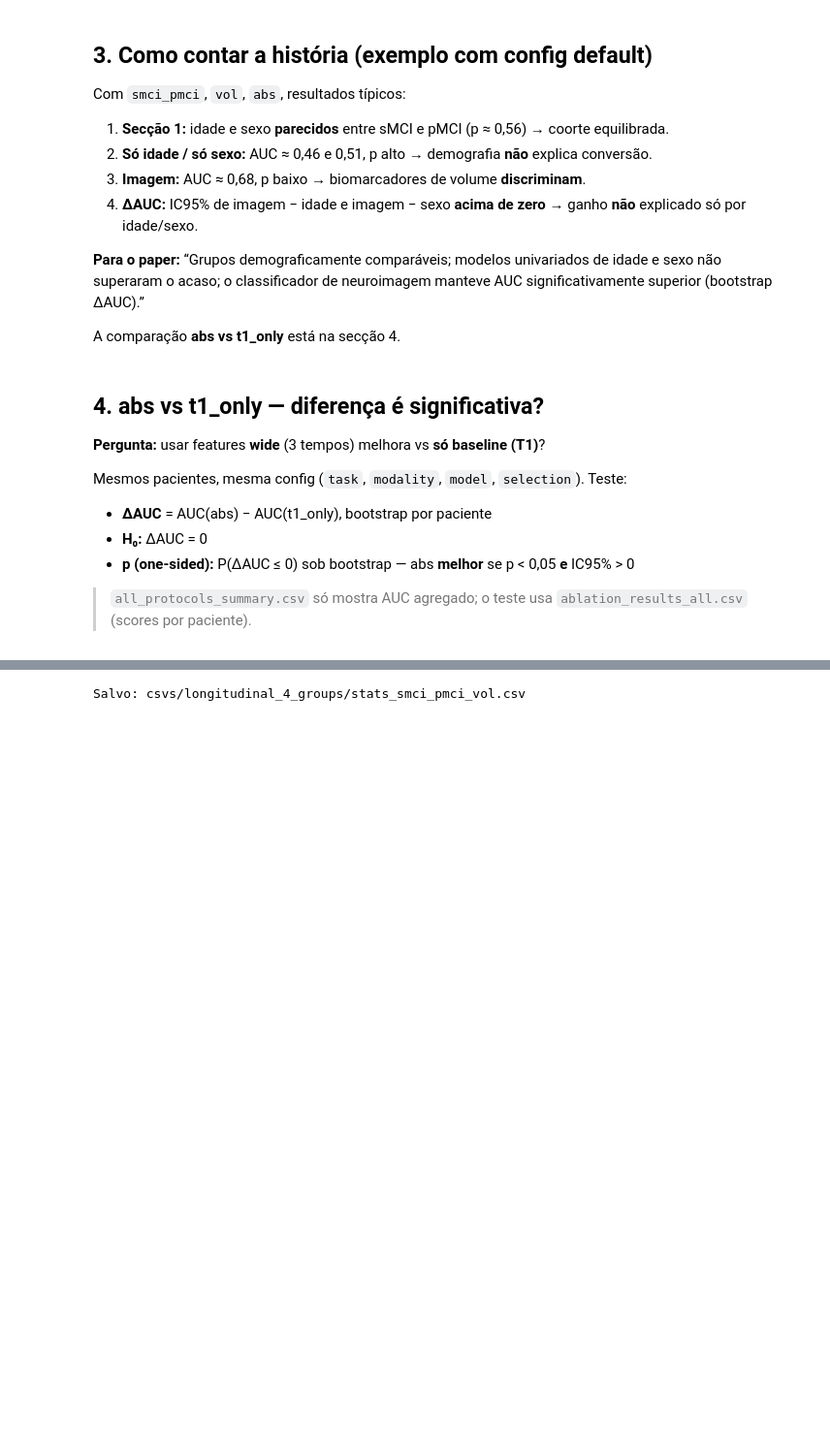
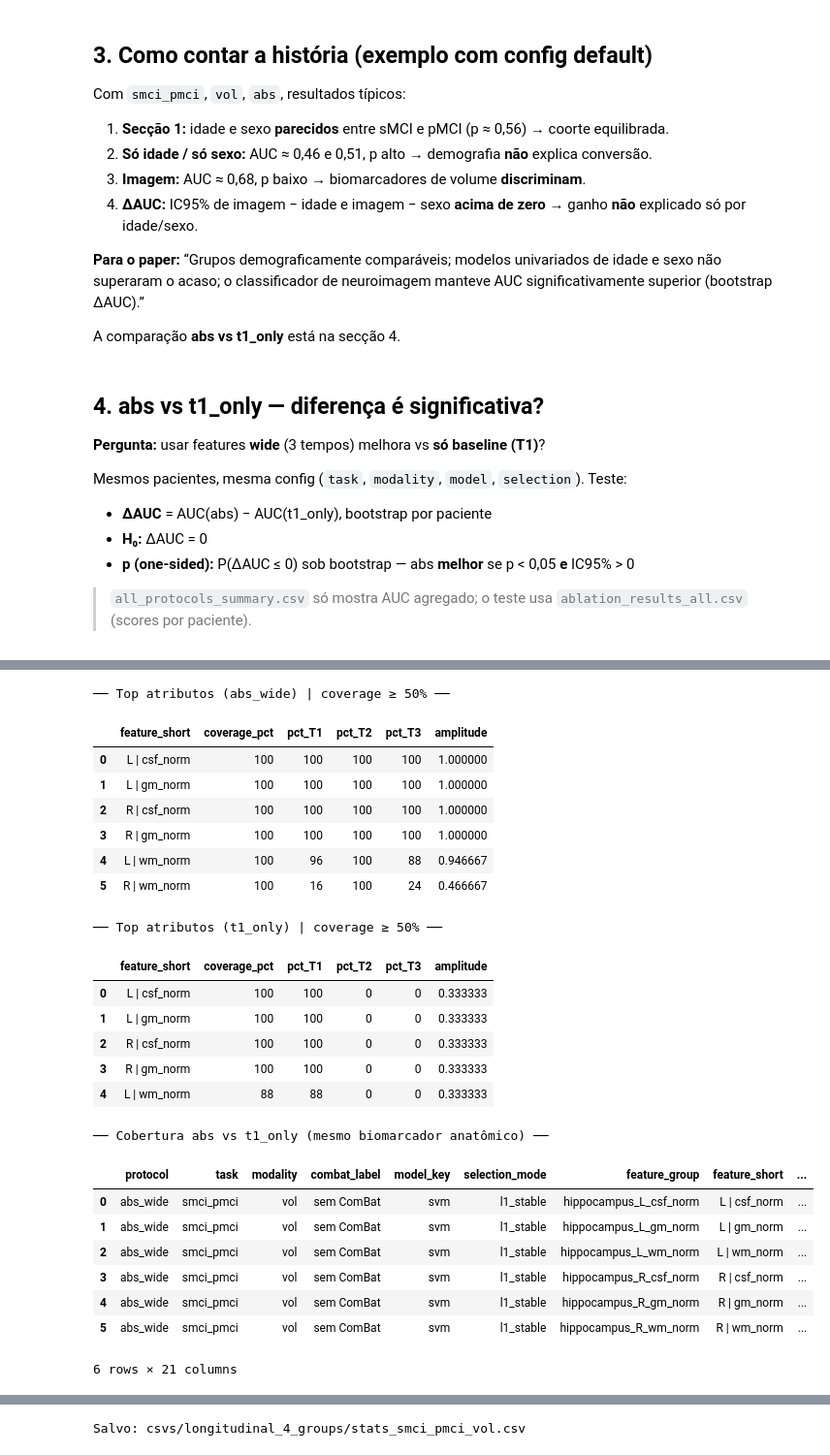
Before and after one commit to PauloMatheusGr/graphs, a Jupyter notebook: 4_stats.ipynb, the cells around one changed output, grey strips where cells are left out. Shown at 97% size. Cells and saved outputs as stored; diff of their text form; code cells hidden in the pictures; blank space fills up the shorter version.

```diff
--- a/4_stats.ipynb
+++ b/4_stats.ipynb
@@ -555 +747,67 @@ Comparação abs vs t1_only | smci_pmci | svm | combat=False | l1_stable
+# %%
+cfg = STATS_CFG
+mod = cfg.modality
+feat_cfg = cfg_for_modality(mod, cfg)
+
+feat_tables: dict[str, pd.DataFrame] = {}
+for proto, label in (("abs", "abs_wide"), ("t1_only", "t1_only")):
+    path = image_ablation_path(BASE, proto, mod)
+    if not path.exists():
+        print(f"skip {proto}: {path}")
+        continue
+    raw = prepare_ablation_df(pd.read_csv(path))
+    mask = (
+        (raw["task"] == feat_cfg.task)
+        & (raw["modality"] == mod)
+        & (raw["model_key"] == feat_cfg.model_key)
+        & (raw["with_combat"] == feat_cfg.with_combat)
+        & (raw["selection_mode"] == feat_cfg.selection_mode)
+    )
+    sub = raw.loc[mask]
+    if sub.empty:
+        print(f"sem linhas para {proto} / {mod}")
+        continue
+    grp = feature_freq_table_grouped(sub, min_coverage=FEATURE_MIN_COVERAGE / 100)
+    grp.insert(0, "protocol", label)
+    feat_tables[label] = grp
+    print(f"\n── Top atributos ({label}) | coverage ≥ {FEATURE_MIN_COVERAGE}% ──")
+    show_cols = [
+        "feature_short", "coverage_pct", "pct_T1", "pct_T2", "pct_T3", "amplitude",
+    ]
+    display(grp.head(15)[[c for c in show_cols if c in grp.columns]])
+
+if "abs_wide" in feat_tables and "t1_only" in feat_tables:
+    merge = feat_tables["abs_wide"].merge(
+        feat_tables["t1_only"][["feature_group", "coverage_pct"]],
+        on="feature_group",
+        how="outer",
+        suffixes=("_abs", "_t1"),
+    ).sort_values("coverage_pct_abs", ascending=False, na_position="last")
+    print("\n── Cobertura abs vs t1_only (mesmo biomarcador anatômico) ──")
+    display(merge.head(15))
+# %% [output]
+── Top atributos (abs_wide) | coverage ≥ 50% ──
+|  | feature_short | coverage_pct | pct_T1 | pct_T2 | pct_T3 | amplitude |
+| 0 | L | csf_norm | 100 | 100 | 100 | 100 | 1.000000 |
+| 1 | L | gm_norm | 100 | 100 | 100 | 100 | 1.000000 |
+| 2 | R | csf_norm | 100 | 100 | 100 | 100 | 1.000000 |
+| 3 | R | gm_norm | 100 | 100 | 100 | 100 | 1.000000 |
+| 4 | L | wm_norm | 100 | 96 | 100 | 88 | 0.946667 |
+| 5 | R | wm_norm | 100 | 16 | 100 | 24 | 0.466667 |
+── Top atributos (t1_only) | coverage ≥ 50% ──
+|  | feature_short | coverage_pct | pct_T1 | pct_T2 | pct_T3 | amplitude |
+| 0 | L | csf_norm | 100 | 100 | 0 | 0 | 0.333333 |
+| 1 | L | gm_norm | 100 | 100 | 0 | 0 | 0.333333 |
+| 2 | R | csf_norm | 100 | 100 | 0 | 0 | 0.333333 |
+| 3 | R | gm_norm | 100 | 100 | 0 | 0 | 0.333333 |
+| 4 | L | wm_norm | 88 | 88 | 0 | 0 | 0.333333 |
+── Cobertura abs vs t1_only (mesmo biomarcador anatômico) ──
+|  | protocol | task | modality | combat_label | model_key | selection_mode | feature_group | feature_short | ... |
+| 0 | abs_wide | smci_pmci | vol | sem ComBat | svm | l1_stable | hippocampus_L_csf_norm | L | csf_norm | ... |
+| 1 | abs_wide | smci_pmci | vol | sem ComBat | svm | l1_stable | hippocampus_L_gm_norm | L | gm_norm | ... |
+| 2 | abs_wide | smci_pmci | vol | sem ComBat | svm | l1_stable | hippocampus_L_wm_norm | L | wm_norm | ... |
+| 3 | abs_wide | smci_pmci | vol | sem ComBat | svm | l1_stable | hippocampus_R_csf_norm | R | csf_norm | ... |
+| 4 | abs_wide | smci_pmci | vol | sem ComBat | svm | l1_stable | hippocampus_R_gm_norm | R | gm_norm | ... |
+| 5 | abs_wide | smci_pmci | vol | sem ComBat | svm | l1_stable | hippocampus_R_wm_norm | R | wm_norm | ... |
+6 rows × 21 columns
 # %% [markdown]
```
Also changed, not shown: parts of 12 cells of this notebook, 3 other files.
